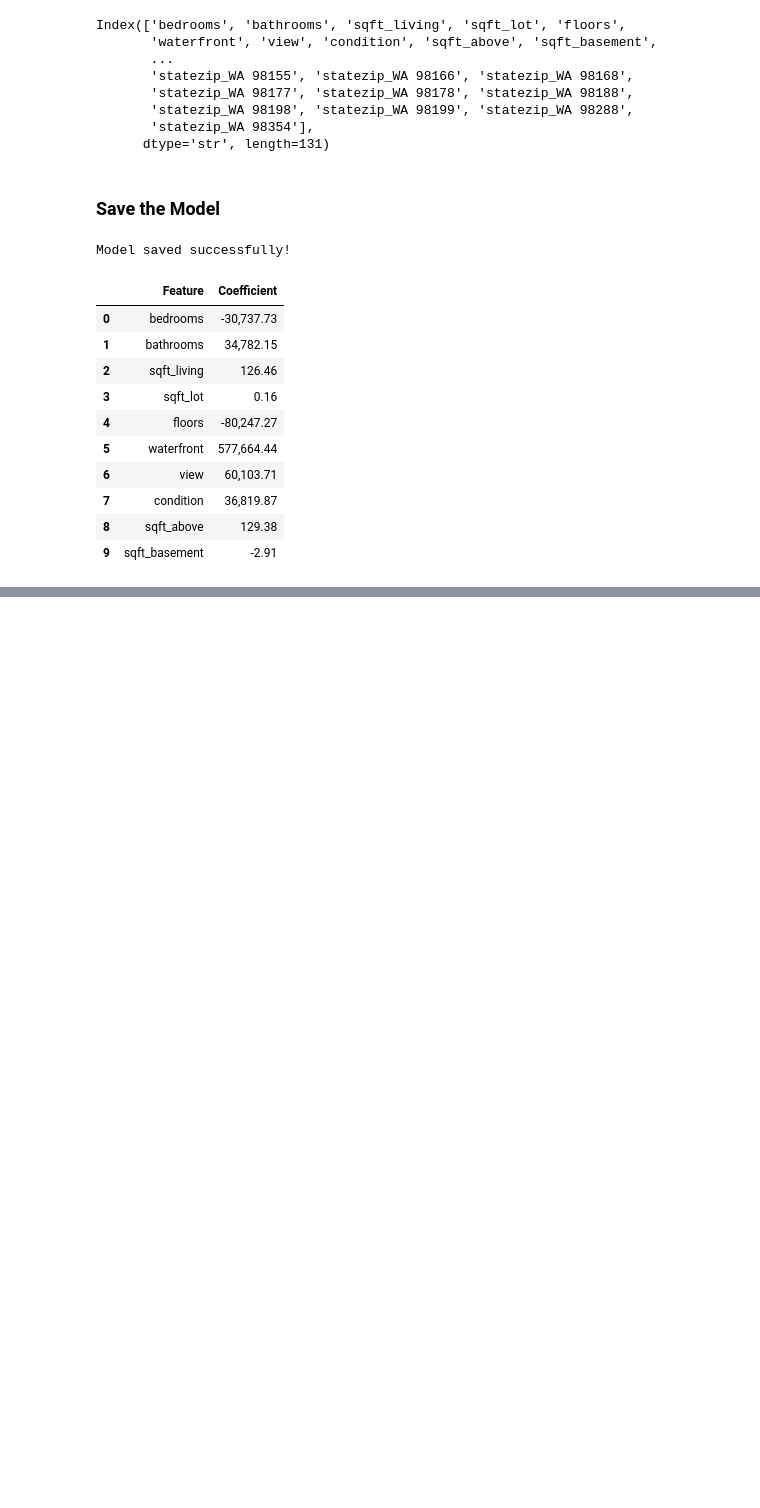
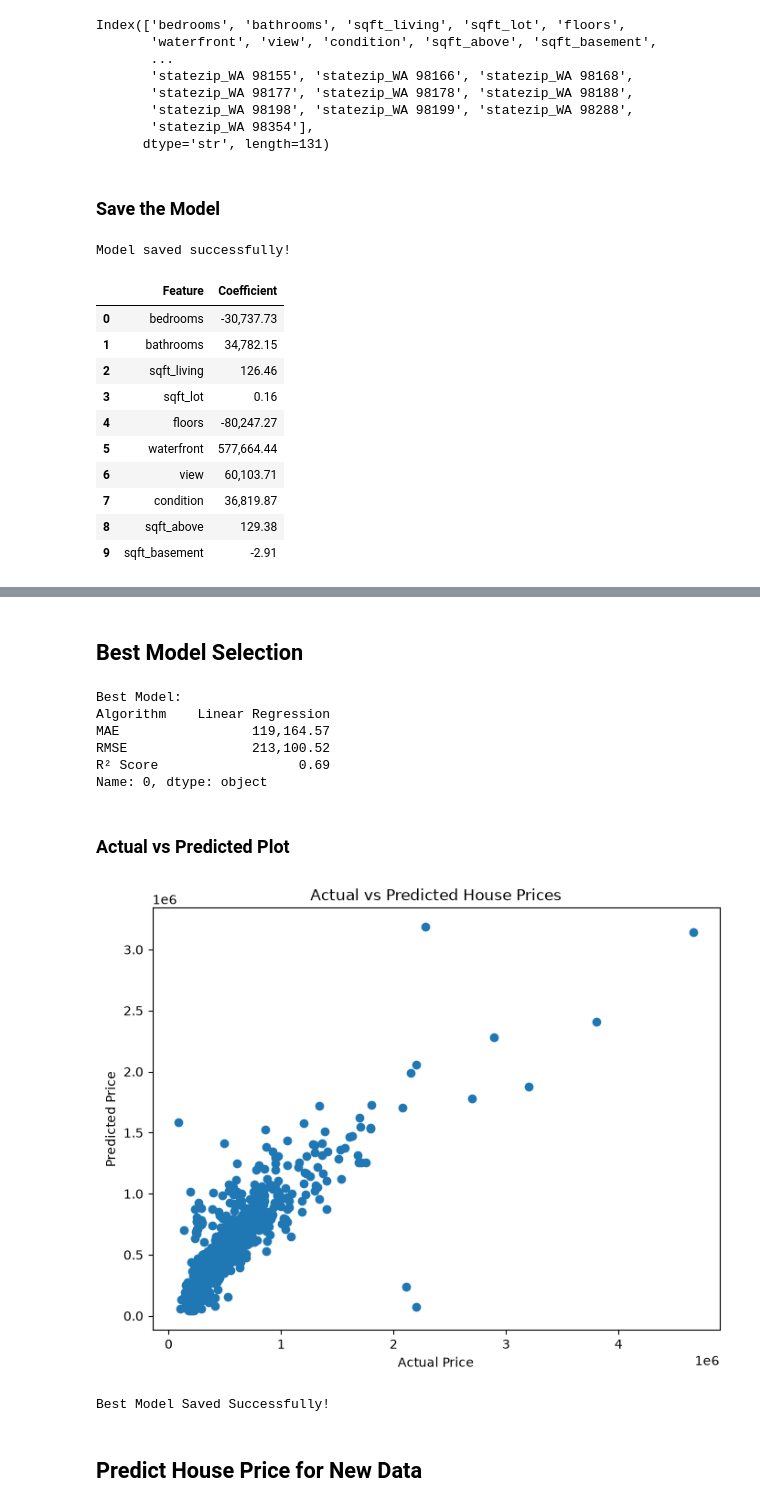
Before and after one commit to Pragna-sri02/AIML_Classes, a Jupyter notebook: house_price_prediction.ipynb, the cells around one changed output, grey strips where cells are left out. Cells and saved outputs as stored; diff of their text form; code cells hidden in the pictures; blank space fills up the shorter version.

```diff
--- a/house_price_prediction.ipynb
+++ b/house_price_prediction.ipynb
@@ -480,0 +714,38 @@ coef_df.head(10)
+# %% [markdown]
+## Best Model Selection
+# %%
+best_model = comparison.loc[comparison["R² Score"].idxmax()]
+
+print("Best Model:")
+print(best_model)
+# %% [output]
+Best Model:
+Algorithm    Linear Regression
+MAE                 119,164.57
+RMSE                213,100.52
+R² Score                  0.69
+Name: 0, dtype: object
+# %% [markdown]
+### Actual vs Predicted Plot
+# %%
+plt.figure(figsize=(8,6))
+
+plt.scatter(y_test, predictions)
+
+plt.xlabel("Actual Price")
+plt.ylabel("Predicted Price")
+plt.title("Actual vs Predicted House Prices")
+
+plt.show()
+# %% [output]
+[figure, added]
+# %%
+import joblib
+
+joblib.dump(model, "Best_House_Price_Model.pkl")
+
+print("Best Model Saved Successfully!")
+# %% [output]
+Best Model Saved Successfully!
+# %% [markdown]
+## Predict House Price for New Data
```
Also changed, not shown: parts of 52 cells of this notebook.
